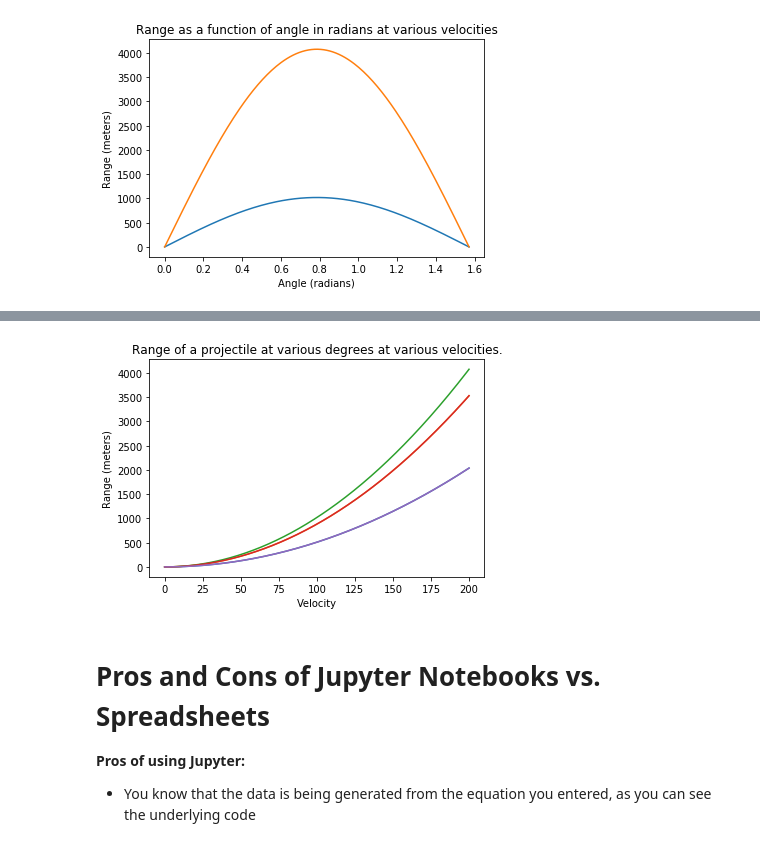
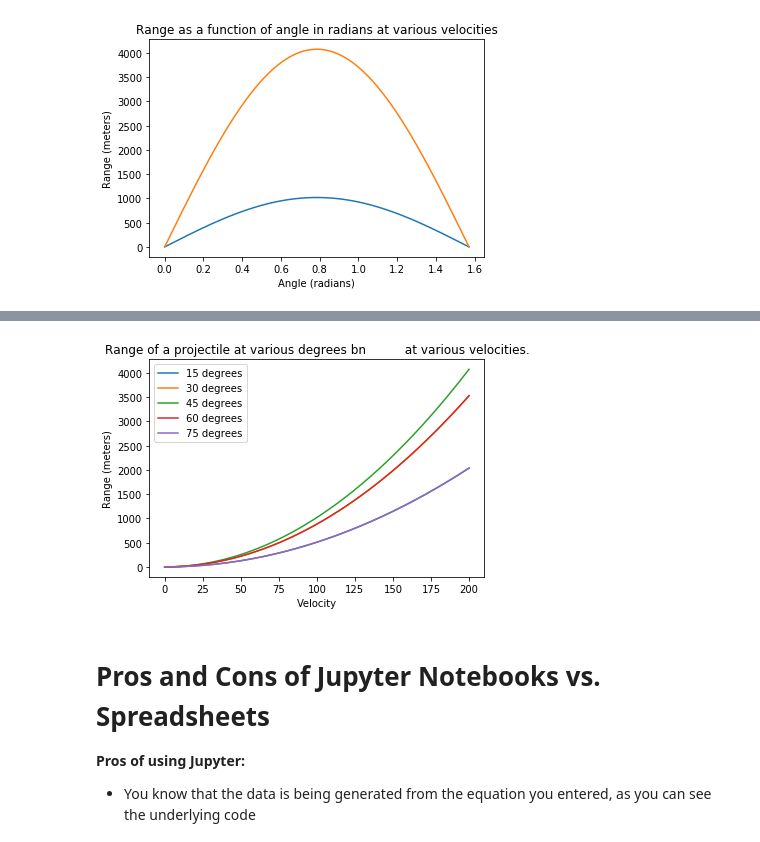
Before and after one commit to JamesRoth/datascience, a Jupyter notebook: Ballistics.ipynb, the cells around one changed output, grey strips where cells are left out. Drawn from its saved outputs; the diff is of its cells as text; code cells hidden in the pictures.

```diff
--- a/Ballistics.ipynb
+++ b/Ballistics.ipynb
@@ -80,29 +72,29 @@ plt.show()
 # %%
 from math import radians, sin, pi
 from numpy import linspace
 import matplotlib.pyplot as plt
 velocity = linspace(0,200, num=400)
 rangeforangle15 = [rangeformula(v, radians(15)) for v in velocity]
 rangeforangle30 = [rangeformula(v, radians(30)) for v in velocity]
 rangeforangle45 = [rangeformula(v, radians(45)) for v in velocity]
 rangeforangle60 = [rangeformula(v, radians(60)) for v in velocity]
 rangeforangle75 = [rangeformula(v, radians(75)) for v in velocity]
 plt.plot(velocity, rangeforangle15, label="15 degrees")
-plt.legend
+plt.legend()
 plt.plot(velocity, rangeforangle30, label="30 degrees")
-plt.legend
+plt.legend()
 plt.plot(velocity, rangeforangle45, label="45 degrees")
-plt.legend
+plt.legend()
 plt.plot(velocity, rangeforangle60, label="60 degrees")
-plt.legend
+plt.legend()
 plt.plot(velocity, rangeforangle75, label="75 degrees")
-plt.legend
-plt.title('Range of a projectile at various degrees at various velocities.')
+plt.legend()
+plt.title('Range of a projectile at various degrees bn          at various velocities.')
 plt.xlabel('Velocity')
 plt.ylabel('Range (meters)')
 plt.show()
 # %% [output]
-[figure, old version]
+[figure, new version]
 # %% [markdown]
 # Pros and Cons of Jupyter Notebooks vs. Spreadsheets
 
```
Also changed, not shown: parts of 5 cells of this notebook.
